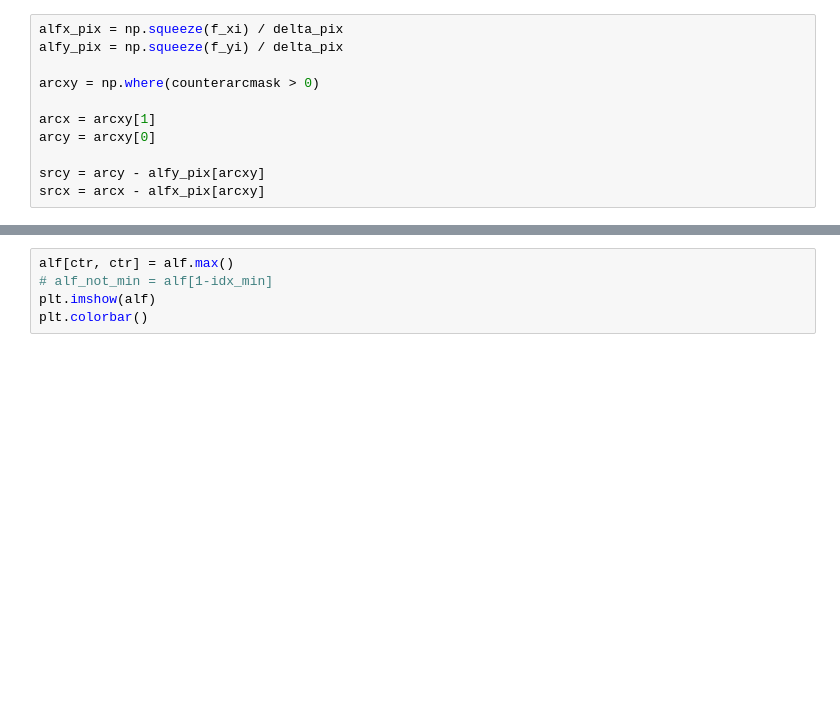
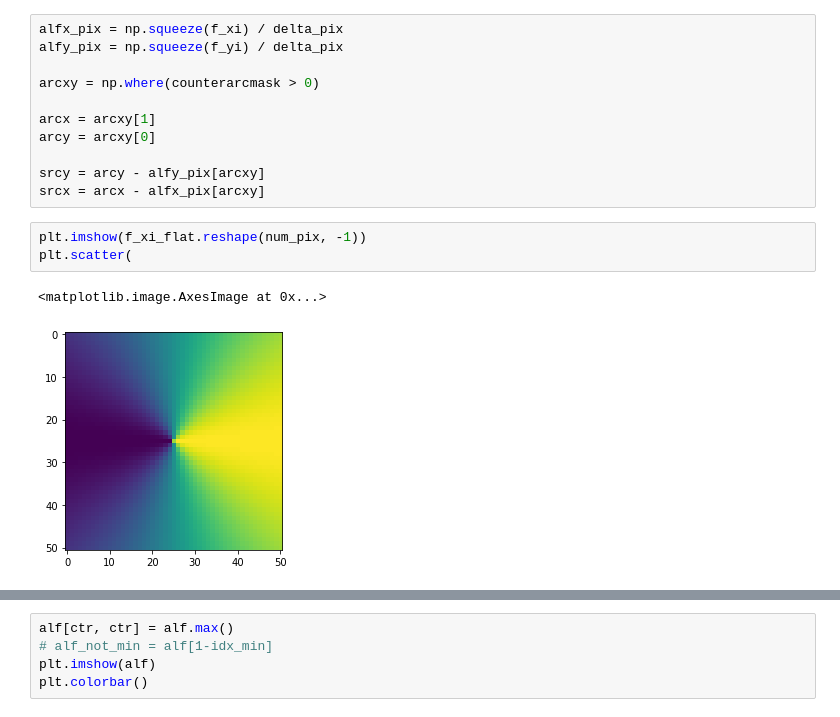
Before and after one commit to giga-lens/gigalens, a Jupyter notebook: jax-demo-dev-sim-only_SIS.ipynb, the cells around one changed output, grey strips where cells are left out. Cells and saved outputs as stored; diff of their text form; blank space fills up the shorter version.

```diff
--- a/jax-demo-dev-sim-only_SIS.ipynb
+++ b/jax-demo-dev-sim-only_SIS.ipynb
@@ -595,6 +595,12 @@ arcy = arcxy[0]
 
 srcy = arcy - alfy_pix[arcxy]
 srcx = arcx - alfx_pix[arcxy]
+# %%
+plt.imshow(f_xi_flat.reshape(num_pix, -1))
+plt.scatter(
+# %% [output]
+<matplotlib.image.AxesImage at 0x...>
+[figure, added]
 # %%
 '''
 Breakout Solution: Fisheye distortion
```
Also changed, not shown: parts of 10 cells of this notebook.
